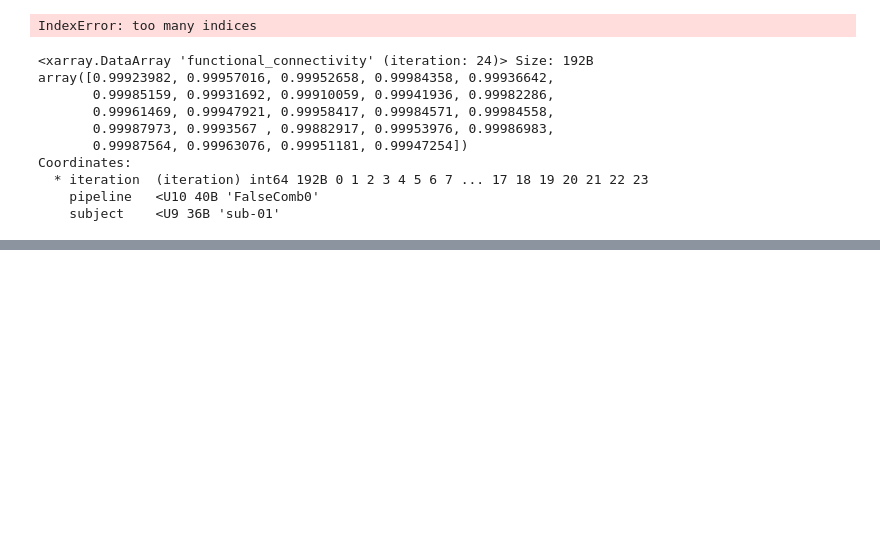
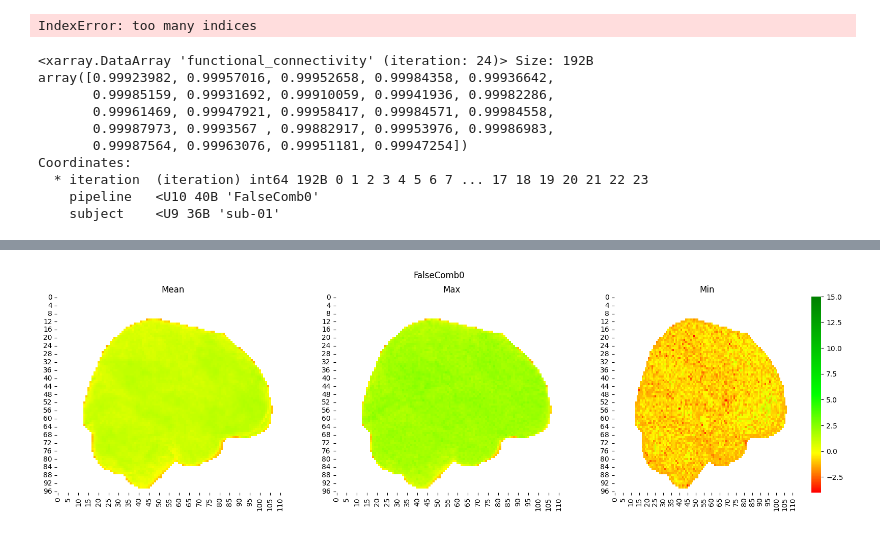
Before and after one commit to HALFpipe/connectome_variability, a Jupyter notebook: SignificantDigits.ipynb, the cells around one changed output, grey strips where cells are left out. Saved outputs shown, nothing was run; the diff lists cells and outputs as text; code cells hidden in the pictures; blank space fills up the shorter version.

```diff
--- a/SignificantDigits.ipynb
+++ b/SignificantDigits.ipynb
@@ -305,0 +369,12 @@ np.corrcoef(ds.functional_connectivity[:, :, 0, 0]).shape
+# %%
+fig, axes = plt.subplots(ncols=3, sharex=True, figsize=(20,5), )
+
+gc = sns.heatmap(np.nanmean(sigdigs, axis=0)[:, ::-1].T, ax=axes[0], cmap=cmap, vmin=-4, vmax=15, cbar=False)
+gc.set_title('Mean')
+gc = sns.heatmap(np.nanmax(sigdigs, axis=0)[:, ::-1].T, ax=axes[1], cmap=cmap, vmin=-4, vmax=15, cbar=False)
+gc.set_title('Max')
+gc = sns.heatmap(np.nanmin(sigdigs, axis=0)[:, ::-1].T, ax=axes[2], cmap=cmap, vmin=-4, vmax=15, cbar=True)
+gc.set_title('Min')
+plt.suptitle(pre_process);
+# %% [output]
+[figure, added]
```
Also changed, not shown: parts of 28 cells of this notebook.
